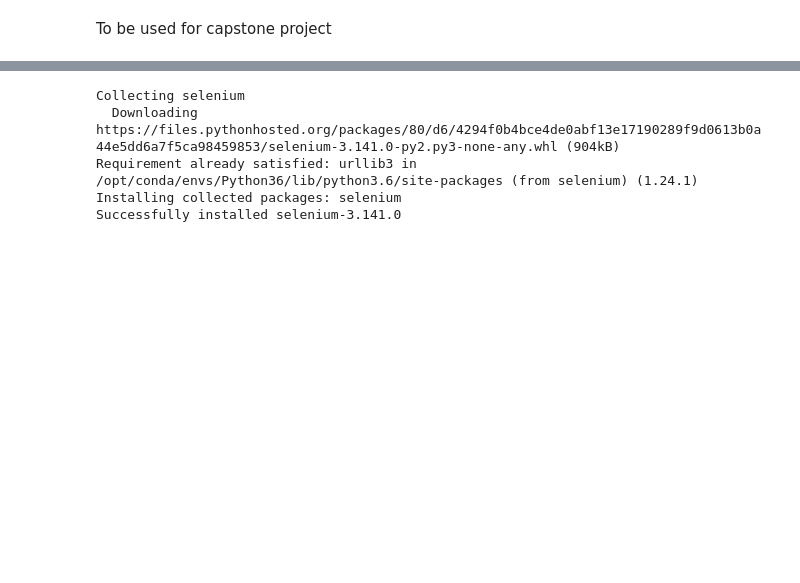
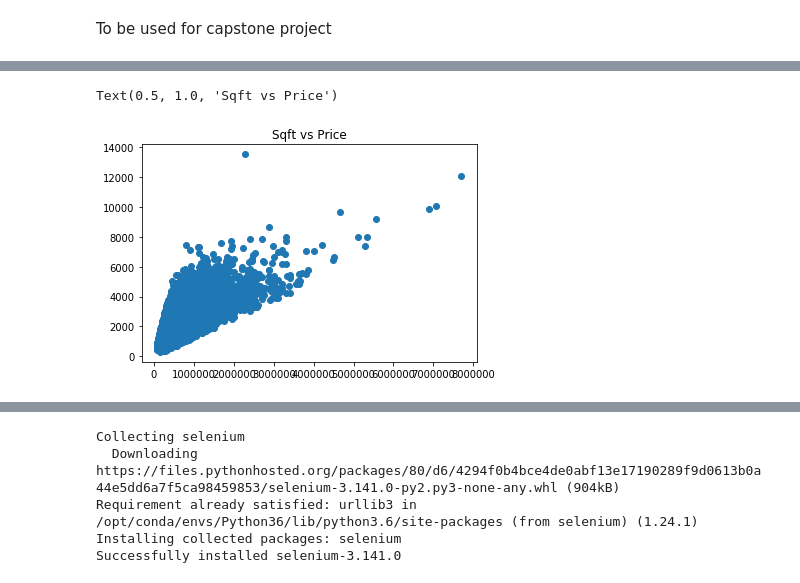
Before and after one commit to f20191533/firstrep, a Jupyter notebook: sample_notebook.ipynb, the cells around one changed output, grey strips where cells are left out. Drawn from its saved outputs; the diff is of its cells as text; code cells hidden in the pictures; blank space fills up the shorter version.

```diff
--- a/sample_notebook.ipynb
+++ b/sample_notebook.ipynb
@@ -5,0 +31,6 @@ import numpy as np
+# %%
+plt.scatter(df["price"], df["sqft_living"])
+plt.title("Sqft vs Price")
+# %% [output]
+Text(0.5, 1.0, 'Sqft vs Price')
+[figure, added]
```
Also changed, not shown: parts of 21 cells of this notebook.
